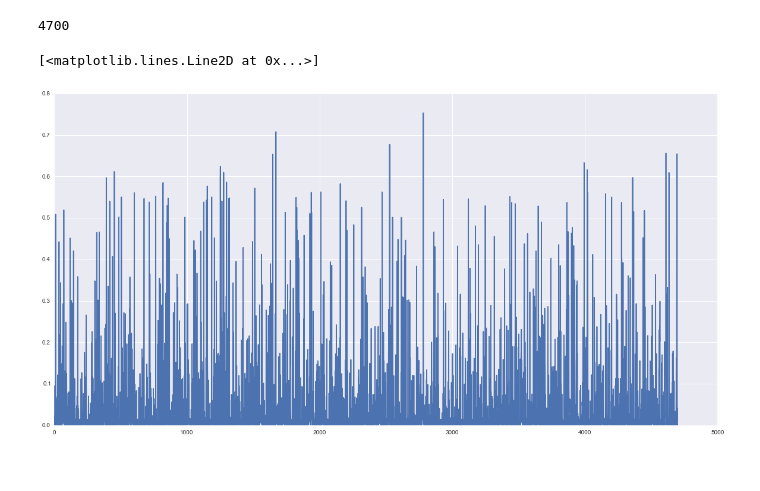
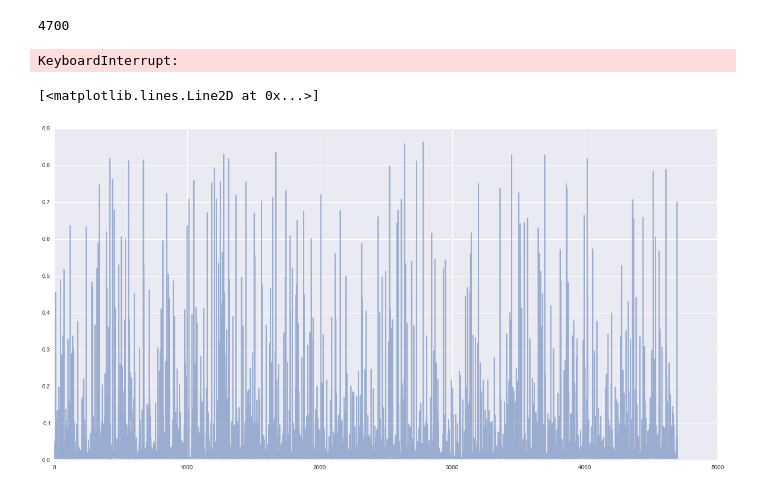
Before and after one commit to JasonTam/fb4, a Jupyter notebook: src/predict.ipynb, the cells around one changed output. Saved outputs shown, nothing was run; the diff lists cells and outputs as text; code cells hidden in the pictures.

```diff
--- a/src/predict.ipynb
+++ b/src/predict.ipynb
@@ -616,0 +833,4 @@ for pipe in pipes:
+# %%
+X = np.load('../data/X.npy')[:, important_inds]
+y = np.load('../data/y.npy')
+X_test = np.load('../data/X_test.npy')[:, important_inds]
@@ -622,18 +920,3 @@ test_bidders = [bidders_d[test_id] for test_id in sub['bidder_id']]
 len(test_bidders)
 # %% [output]
 4700
-# %%
-X1_test = [snipe_feats[b.bidder_id] for b in test_bidders]
-X2_test = BidsPerAuct().transform(test_bidders)
-X3_test = [diversity_feats[b.bidder_id] for b in test_bidders]
-
-X4_test = [count_feats[b.bidder_id] for b in test_bidders]
-
-X5_1_test = [peak_feats[b.bidder_id] for b in test_bidders]
-X5_2_test = [peak_feats5e9[b.bidder_id] for b in test_bidders]
-X5_3_test = [peak_feats2e10[b.bidder_id] for b in test_bidders]
-X5_4_test = [peak_feats1e11[b.bidder_id] for b in test_bidders]
-
-
-X_test = np.c_[X2_test, X3_test, np.array(X4_test)[:, keep_inds],
-               X5_1_test, X5_2_test, X5_3_test, X5_4_test]
@@ -642,7 +923,15 @@ np.save('../data/X_test.npy', X_test)
+# %%
+fuckingshit.fit_transform(X_test).shape
+# %% [output]
+KeyboardInterrupt:
 # %%
 y_pred_list = []
 for pipe in pipes:
-    y_pred_list.append(pipe.predict_proba(X_test)[:, 1])
+    if type(pipe) is KerasClassifier or type(pipe) is Sequential:
+        y_pred_list.append(pipe.predict_proba(fuckingshit.fit_transform(X_test[:, important_inds]))[:, 1])
+    else:
+        y_pred_list.append(pipe.predict_proba(X_test)[:, 1])
+
 
 # y_pred_1 = pipe1.predict_proba(X_test)[:, 1]
 # y_pred_2 = pipe2.predict_proba(X_test)[:, 1]
@@ -653,10 +942,10 @@ y_pred_avg = np.array(y_pred_list).mean(axis=0)
 # %%
 plt.figure(figsize=(20,10))
 # plt.plot(np.array([y_pred_et, y_pred_adab, y_pred_bc]).T)
-plt.plot(np.array(y_pred_list).T)
+plt.plot(np.array(y_pred_list).T, alpha=0.5)
 # %% [output]
 [<matplotlib.lines.Line2D at 0x...>]
-[figure, old version]
+[figure, new version]
 # %%
 (y_pred_avg>0.6).sum()
 # %% [output]
```
Also changed, not shown: parts of 48 cells of this notebook, 5 other files.
